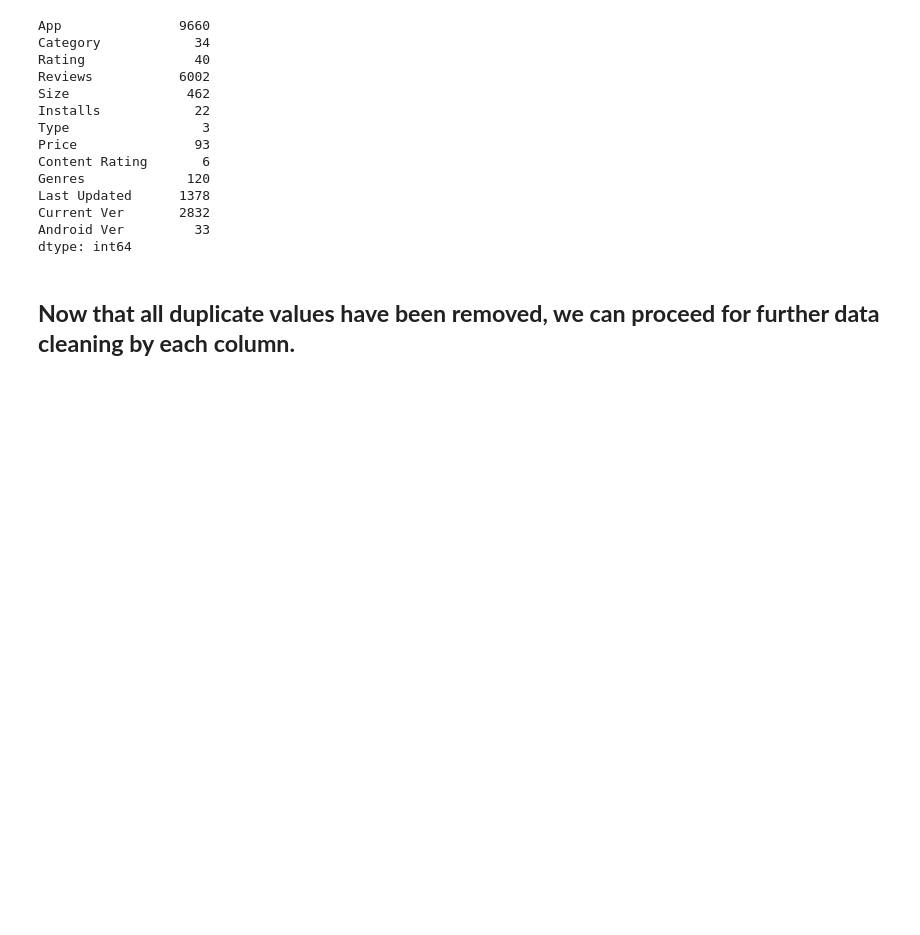
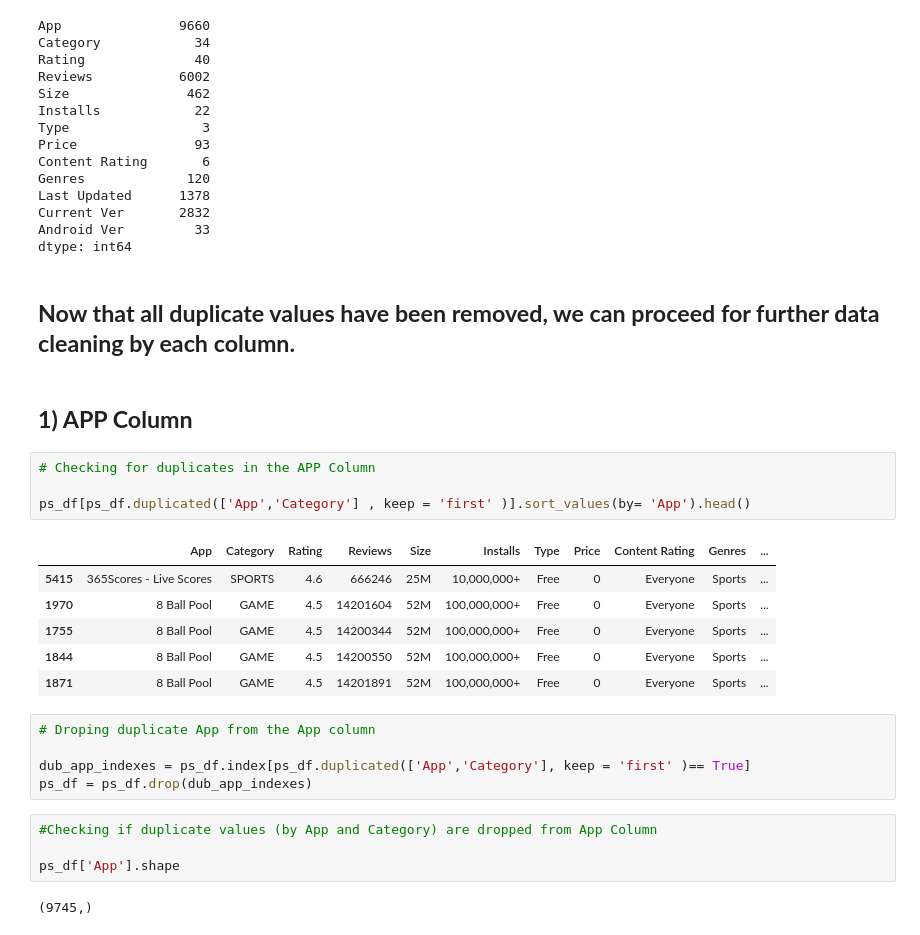
Before and after one commit to ankitrai777/EDA-on-Play-Store-App-Review, a Jupyter notebook: Play_Store_App_Review_Analysis_Capstone_Project.ipynb, the cells around one changed output. Saved outputs shown, nothing was run; the diff lists cells and outputs as text; blank space fills up the shorter version.

```diff
--- a/Play_Store_App_Review_Analysis_Capstone_Project.ipynb
+++ b/Play_Store_App_Review_Analysis_Capstone_Project.ipynb
@@ -152,3 +152,27 @@ Android Ver         33
 dtype: int64
 # %% [markdown]
 ## **Now that all duplicate values have been removed, we can proceed for further data cleaning by each column.**
+# %% [markdown]
+## **1) APP Column**
+# %%
+# Checking for duplicates in the APP Column
+
+ps_df[ps_df.duplicated(['App','Category'] , keep = 'first' )].sort_values(by= 'App').head()
+# %% [output]
+|  | App | Category | Rating | Reviews | Size | Installs | Type | Price | Content Rating | Genres | ... |
+| 5415 | 365Scores - Live Scores | SPORTS | 4.6 | 666246 | 25M | 10,000,000+ | Free | 0 | Everyone | Sports | ... |
+| 1970 | 8 Ball Pool | GAME | 4.5 | 14201604 | 52M | 100,000,000+ | Free | 0 | Everyone | Sports | ... |
+| 1755 | 8 Ball Pool | GAME | 4.5 | 14200344 | 52M | 100,000,000+ | Free | 0 | Everyone | Sports | ... |
+| 1844 | 8 Ball Pool | GAME | 4.5 | 14200550 | 52M | 100,000,000+ | Free | 0 | Everyone | Sports | ... |
+| 1871 | 8 Ball Pool | GAME | 4.5 | 14201891 | 52M | 100,000,000+ | Free | 0 | Everyone | Sports | ... |
+# %%
+# Droping duplicate App from the App column
+
+dub_app_indexes = ps_df.index[ps_df.duplicated(['App','Category'], keep = 'first' )== True]
+ps_df = ps_df.drop(dub_app_indexes)
+# %%
+#Checking if duplicate values (by App and Category) are dropped from App Column
+
+ps_df['App'].shape
+# %% [output]
+(9745,)
```
Also changed, not shown: parts of 40 cells of this notebook.
